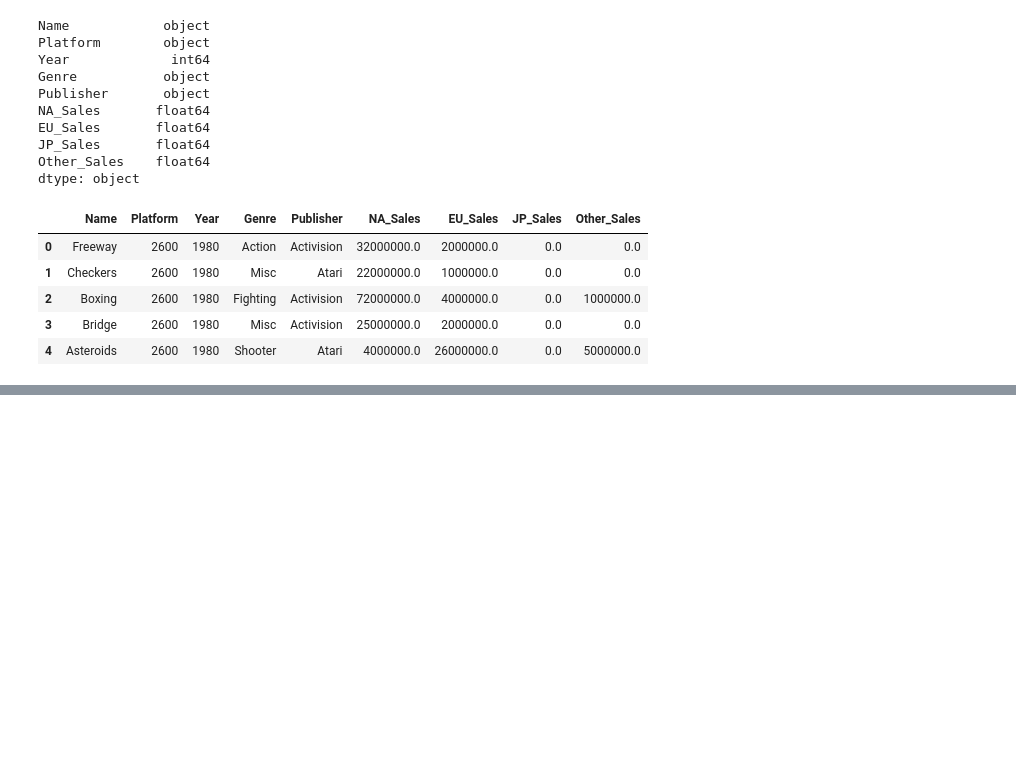
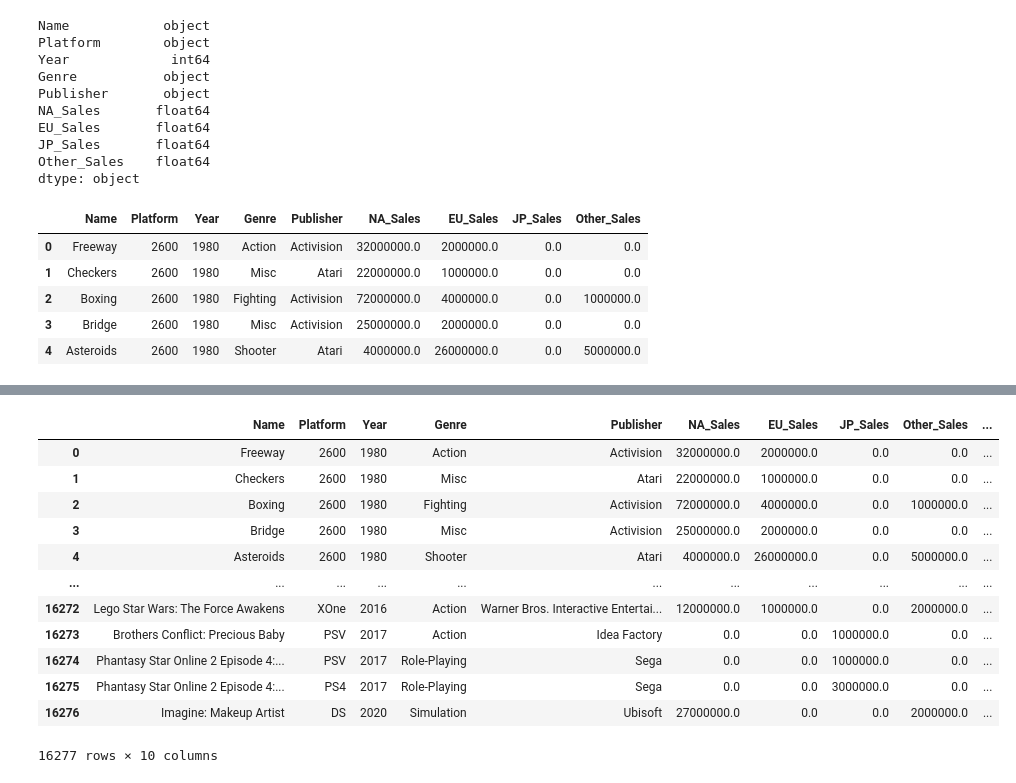
Before and after one commit to severancej/colorful_project, a Jupyter notebook: AI_14_장지은_Section1.ipynb, the cells around one changed output, grey strips where cells are left out. Saved outputs shown, nothing was run; the diff lists cells and outputs as text; code cells hidden in the pictures; blank space fills up the shorter version.

```diff
--- a/AI_14_장지은_Section1.ipynb
+++ b/AI_14_장지은_Section1.ipynb
@@ -470,0 +468,19 @@ SyntaxError: ignored
+# %%
+#모든 나라의 판매량을 합친 값을 가진 새로운 column을 생성
+"""df1['Total sales'] = df1['NA_Sales']+df1['EU_Sales']
+                    +df1['JP_Sales']+df1['Other_Sales']"""
+df1
+# %% [output]
+|  | Name | Platform | Year | Genre | Publisher | NA_Sales | EU_Sales | JP_Sales | Other_Sales | ... |
+| 0 | Freeway | 2600 | 1980 | Action | Activision | 32000000.0 | 2000000.0 | 0.0 | 0.0 | ... |
+| 1 | Checkers | 2600 | 1980 | Misc | Atari | 22000000.0 | 1000000.0 | 0.0 | 0.0 | ... |
+| 2 | Boxing | 2600 | 1980 | Fighting | Activision | 72000000.0 | 4000000.0 | 0.0 | 1000000.0 | ... |
+| 3 | Bridge | 2600 | 1980 | Misc | Activision | 25000000.0 | 2000000.0 | 0.0 | 0.0 | ... |
+| 4 | Asteroids | 2600 | 1980 | Shooter | Atari | 4000000.0 | 26000000.0 | 0.0 | 5000000.0 | ... |
+| ... | ... | ... | ... | ... | ... | ... | ... | ... | ... | ... |
+| 16272 | Lego Star Wars: The Force Awakens | XOne | 2016 | Action | Warner Bros. Interactive Entertai... | 12000000.0 | 1000000.0 | 0.0 | 2000000.0 | ... |
+| 16273 | Brothers Conflict: Precious Baby | PSV | 2017 | Action | Idea Factory | 0.0 | 0.0 | 1000000.0 | 0.0 | ... |
+| 16274 | Phantasy Star Online 2 Episode 4:... | PSV | 2017 | Role-Playing | Sega | 0.0 | 0.0 | 1000000.0 | 0.0 | ... |
+| 16275 | Phantasy Star Online 2 Episode 4:... | PS4 | 2017 | Role-Playing | Sega | 0.0 | 0.0 | 3000000.0 | 0.0 | ... |
+| 16276 | Imagine: Makeup Artist | DS | 2020 | Simulation | Ubisoft | 27000000.0 | 0.0 | 0.0 | 2000000.0 | ... |
+16277 rows × 10 columns
```
Also changed, not shown: parts of 7 cells of this notebook.
